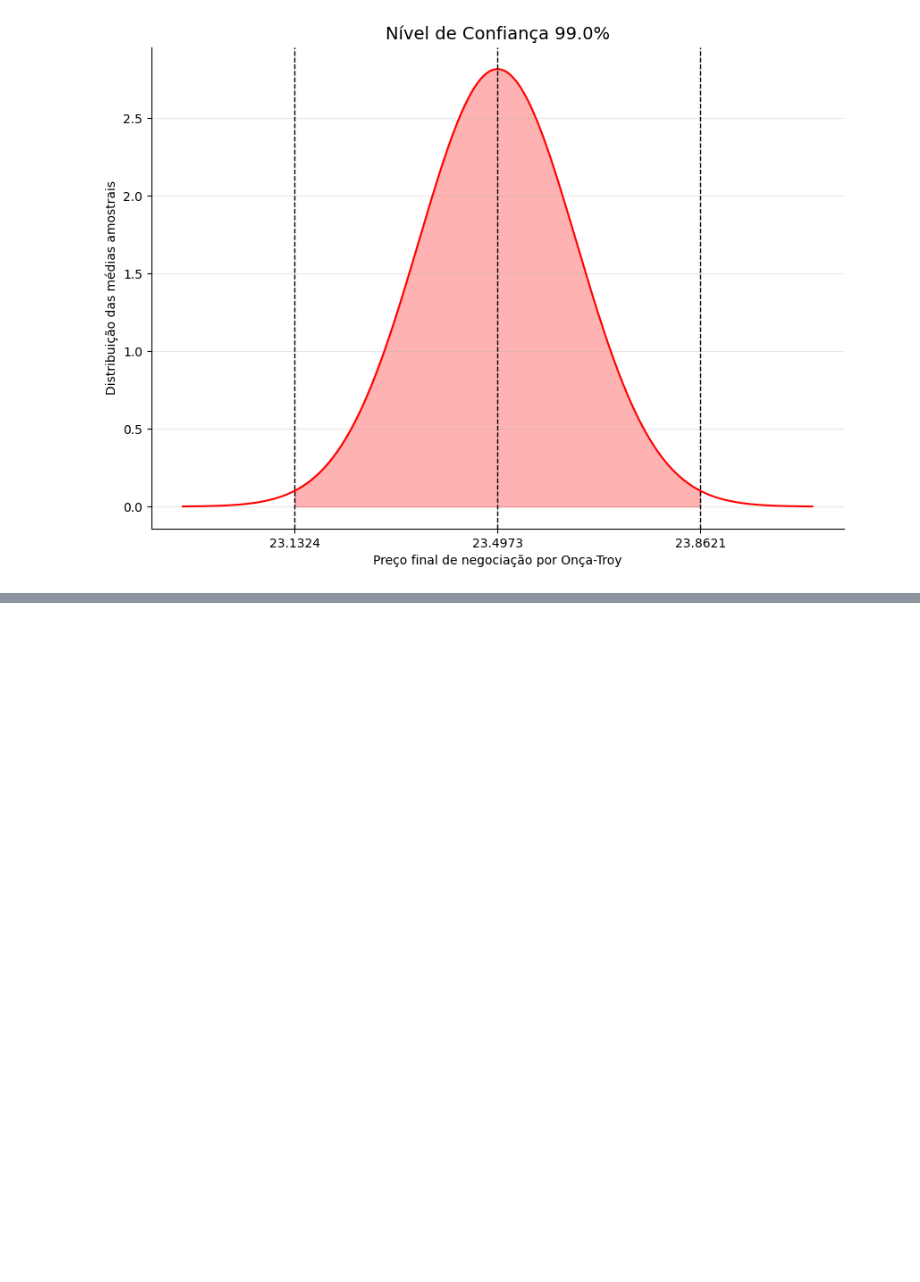
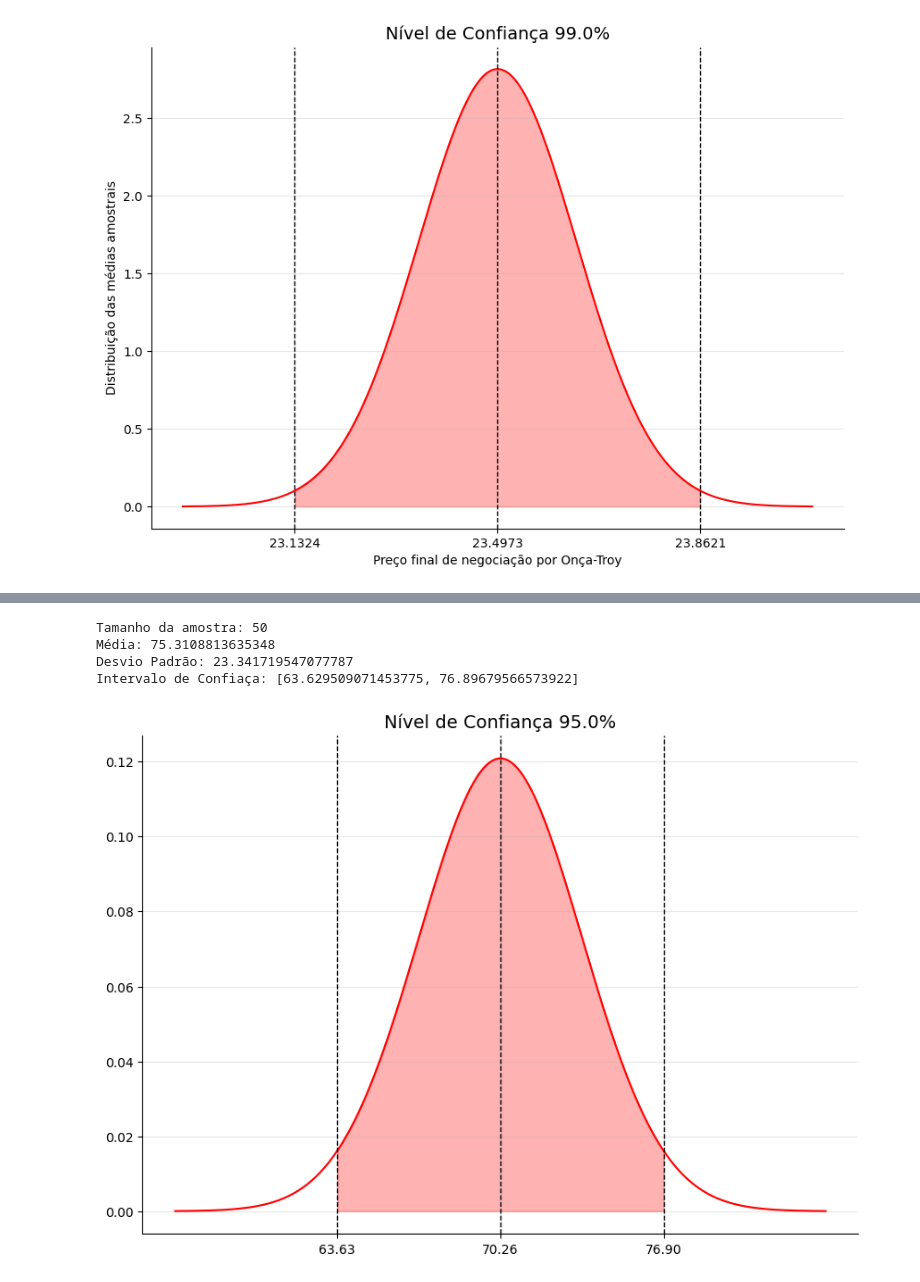
Before and after one commit to kmiepng/Matematica-Computacional, a Jupyter notebook: Atividades/atividade_2_2.ipynb, the cells around one changed output, grey strips where cells are left out. Saved outputs shown, nothing was run; the diff lists cells and outputs as text; code cells hidden in the pictures; blank space fills up the shorter version.

```diff
--- a/Atividades/atividade_2_2.ipynb
+++ b/Atividades/atividade_2_2.ipynb
@@ -152,9 +137,7 @@ def plot_confidence_interval(mean : float, s_error : float, sd : float, ci : flo
         )
 
     plt.title(f'Nível de Confiança {ci * 100}%', fontsize=14)
-    plt.xlabel('Preço final de negociação por Onça-Troy')
     plt.xticks([interval[0], mean, interval[1]])
-    plt.ylabel('Distribuição das médias amostrais')
     plt.grid(True, alpha=0.3)
 
     plt.show()
@@ -195,0 +218,7 @@ Intervalo de Confiaça: [23.13239871688576, 23.862145902069074]
+# %%
+np.random.seed(42)
+
+data = np.random.normal(75.9, 25, 50)
+n = len(data)
+
+print(data)
@@ -195,0 +236,25 @@ Intervalo de Confiaça: [23.13239871688576, 23.862145902069074]
+# %%
+mean_data = data.mean()
+std = data.std(ddof=1)
+
+confidence_level = 0.95
+alpha = 1 - confidence_level
+
+t_crit = st.t.ppf(1 - alpha/2, df=n-1)
+st_error = std / np.sqrt(n)
+
+ci_lower = mean_data - t_crit * st_error
+ci_upper = mean_data + t_crit * st_error
+ci = (ci_lower, ci_upper)
+
+print(f"Tamanho da amostra: {n}")
+print(f"Média: {mean}")
+print(f"Desvio Padrão: {std}")
+print(f"Intervalo de Confiaça: [{ci[0]}, {ci[1]}]")
+plot_confidence_interval(mean_data, st_error, std, confidence_level, ci)
+# %% [output]
+Tamanho da amostra: 50
+Média: 75.3108813635348
+Desvio Padrão: 23.341719547077787
+Intervalo de Confiaça: [63.629509071453775, 76.89679566573922]
+[figure, added]
```
Also changed, not shown: parts of 22 cells of this notebook.
